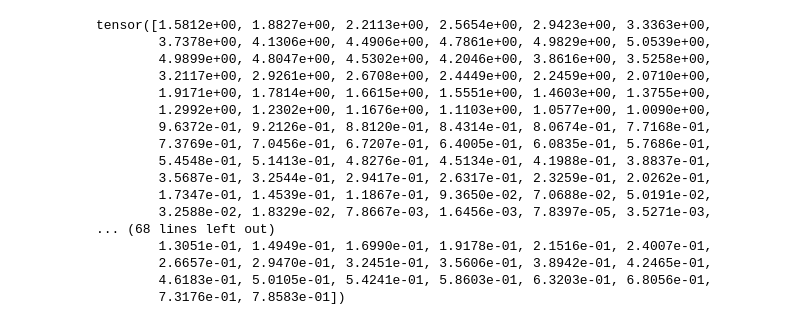
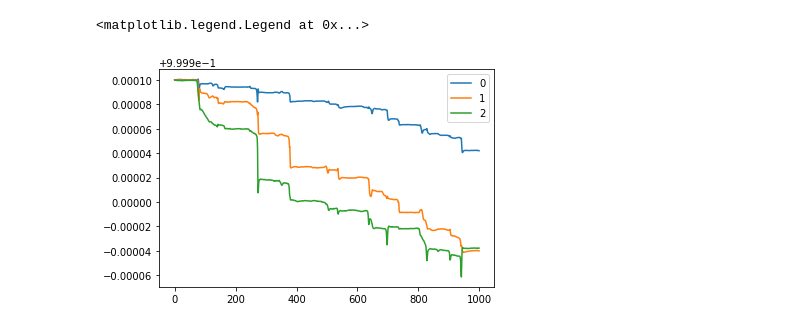
Before and after one commit to mfinzi/constrained-hamiltonian-neural-networks, a Jupyter notebook: pendulum.ipynb, the cells around one changed output. Cells and saved outputs as stored; diff of their text form; code cells hidden in the pictures.

```diff
--- a/pendulum.ipynb
+++ b/pendulum.ipynb
@@ -86,20 +51,9 @@ torch.Size([3, 2, 500])
-# %%
-(pt[0]**2).sum(0)
-# %% [output]
-tensor([1.5812e+00, 1.8827e+00, 2.2113e+00, 2.5654e+00, 2.9423e+00, 3.3363e+00,
-        3.7378e+00, 4.1306e+00, 4.4906e+00, 4.7861e+00, 4.9829e+00, 5.0539e+00,
-        4.9899e+00, 4.8047e+00, 4.5302e+00, 4.2046e+00, 3.8616e+00, 3.5258e+00,
-        3.2117e+00, 2.9261e+00, 2.6708e+00, 2.4449e+00, 2.2459e+00, 2.0710e+00,
-        1.9171e+00, 1.7814e+00, 1.6615e+00, 1.5551e+00, 1.4603e+00, 1.3755e+00,
-        1.2992e+00, 1.2302e+00, 1.1676e+00, 1.1103e+00, 1.0577e+00, 1.0090e+00,
-        9.6372e-01, 9.2126e-01, 8.8120e-01, 8.4314e-01, 8.0674e-01, 7.7168e-01,
-        7.3769e-01, 7.0456e-01, 6.7207e-01, 6.4005e-01, 6.0835e-01, 5.7686e-01,
-        5.4548e-01, 5.1413e-01, 4.8276e-01, 4.5134e-01, 4.1988e-01, 3.8837e-01,
-        3.5687e-01, 3.2544e-01, 2.9417e-01, 2.6317e-01, 2.3259e-01, 2.0262e-01,
-        1.7347e-01, 1.4539e-01, 1.1867e-01, 9.3650e-02, 7.0688e-02, 5.0191e-02,
-        3.2588e-02, 1.8329e-02, 7.8667e-03, 1.6456e-03, 7.8397e-05, 3.5271e-03,
-... (68 lines left out)
-        1.3051e-01, 1.4949e-01, 1.6990e-01, 1.9178e-01, 2.1516e-01, 2.4007e-01,
-        2.6657e-01, 2.9470e-01, 3.2451e-01, 3.5606e-01, 3.8942e-01, 4.2465e-01,
-        4.6183e-01, 5.0105e-01, 5.4241e-01, 5.8603e-01, 6.3203e-01, 6.8056e-01,
-        7.3176e-01, 7.8583e-01])
+# %%
+plt.plot((xt[0]**2).sum(0))
+for i in range(n-1):
+    plt.plot(((xt[1:]-xt[:-1])[i]**2).sum(0))
+plt.legend(range(n))
+#plt.yscale('log')
+# %% [output]
+<matplotlib.legend.Legend at 0x...>
+[figure, added]
```
Also changed, not shown: parts of 10 cells of this notebook, 1 other file.
